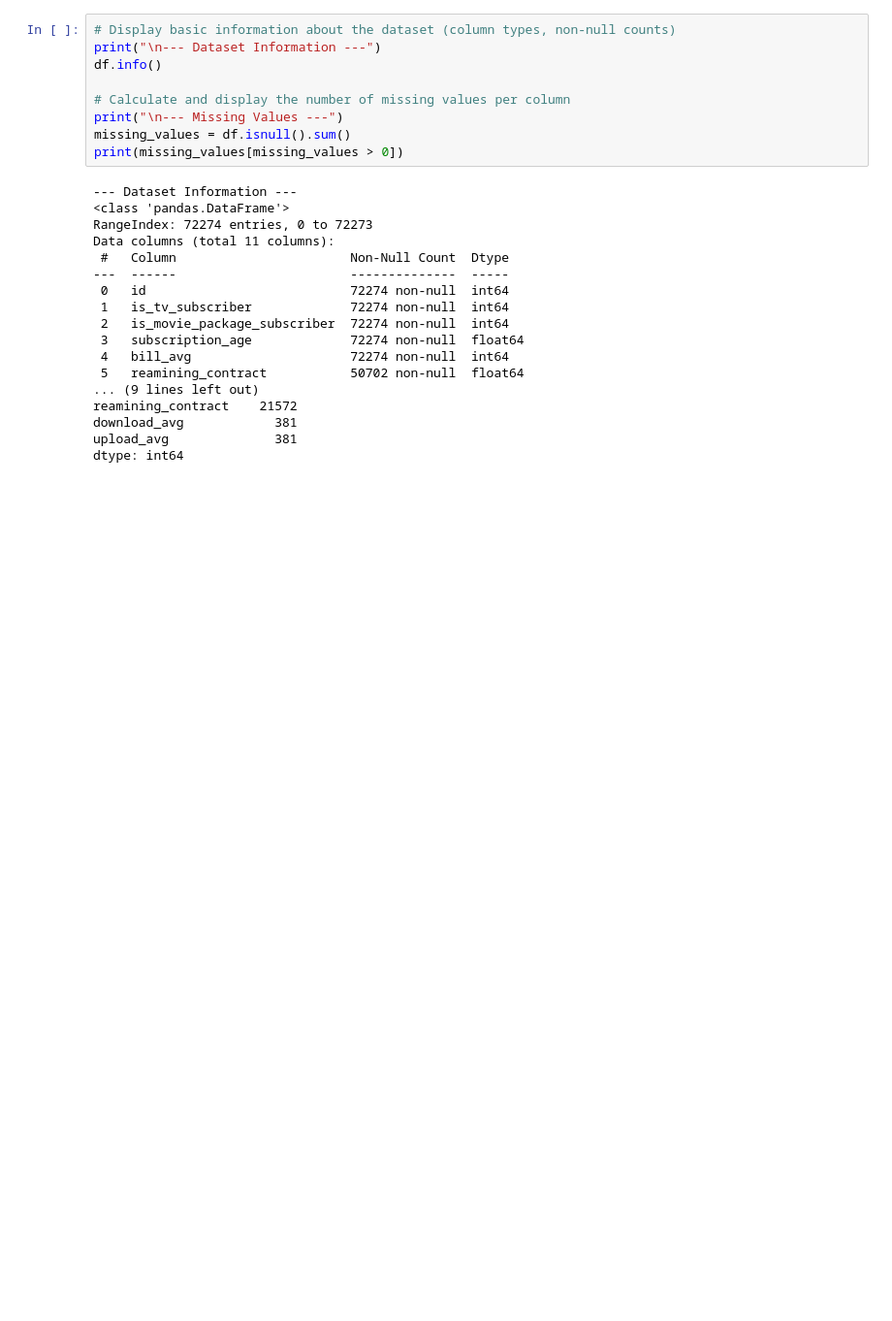
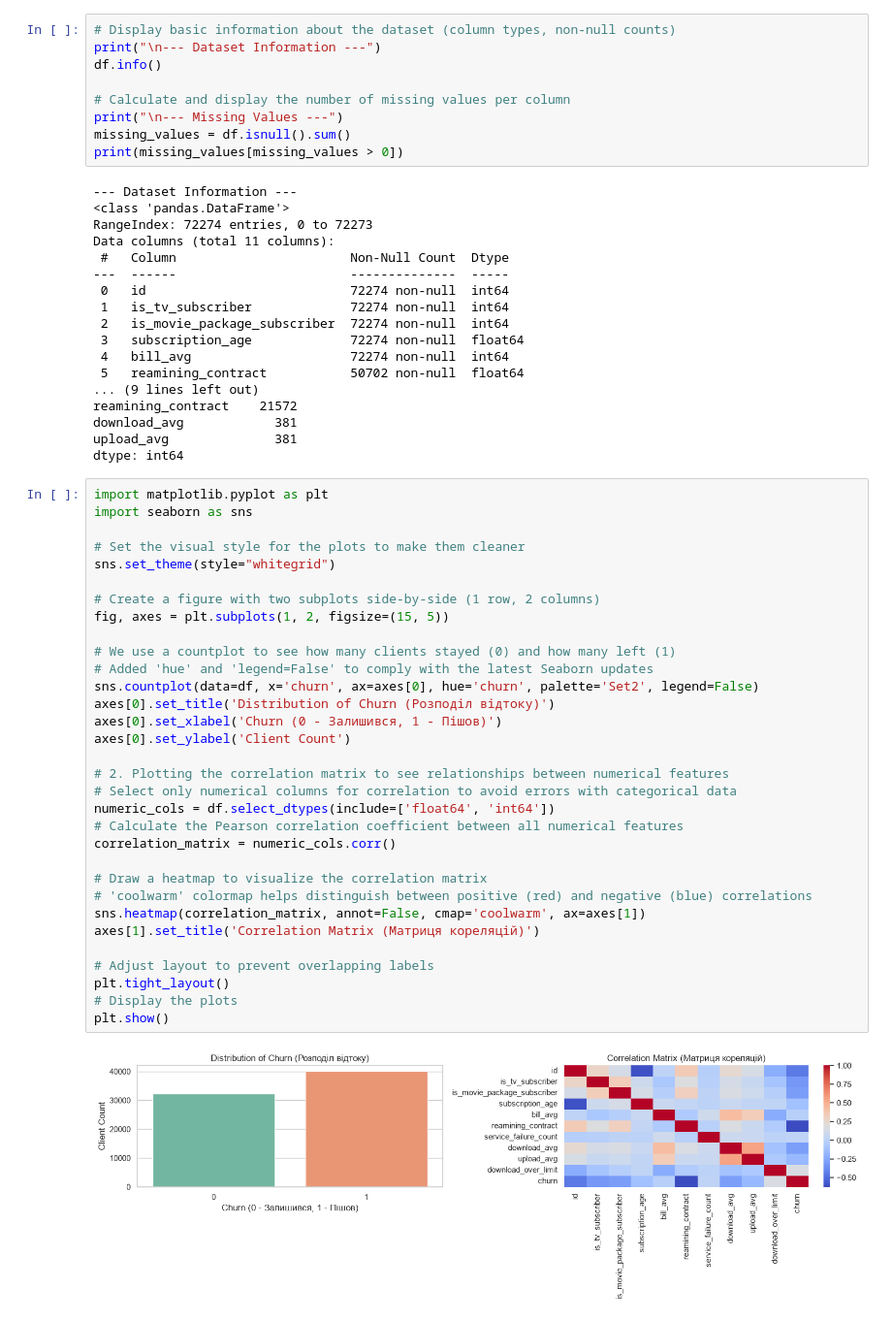
Before and after one commit to krasnytsiammisha04/telecom-churn-prediction, a Jupyter notebook: notebooks/1_eda.ipynb, the cells around one changed output. Shown at 97% size. Saved outputs shown, nothing was run; the diff lists cells and outputs as text; blank space fills up the shorter version.

```diff
--- a/notebooks/1_eda.ipynb
+++ b/notebooks/1_eda.ipynb
@@ -42,3 +42,37 @@ reamining_contract    21572
 download_avg            381
 upload_avg              381
 dtype: int64
+# %%
+import matplotlib.pyplot as plt
+import seaborn as sns
+
+# Set the visual style for the plots to make them cleaner
+sns.set_theme(style="whitegrid")
+
+# Create a figure with two subplots side-by-side (1 row, 2 columns)
+fig, axes = plt.subplots(1, 2, figsize=(15, 5))
+
+# We use a countplot to see how many clients stayed (0) and how many left (1)
+# Added 'hue' and 'legend=False' to comply with the latest Seaborn updates
+sns.countplot(data=df, x='churn', ax=axes[0], hue='churn', palette='Set2', legend=False)
+axes[0].set_title('Distribution of Churn (Розподіл відтоку)')
+axes[0].set_xlabel('Churn (0 - Залишився, 1 - Пішов)')
+axes[0].set_ylabel('Client Count')
+
+# 2. Plotting the correlation matrix to see relationships between numerical features
+# Select only numerical columns for correlation to avoid errors with categorical data
+numeric_cols = df.select_dtypes(include=['float64', 'int64'])
+# Calculate the Pearson correlation coefficient between all numerical features
+correlation_matrix = numeric_cols.corr()
+
+# Draw a heatmap to visualize the correlation matrix
+# 'coolwarm' colormap helps distinguish between positive (red) and negative (blue) correlations
+sns.heatmap(correlation_matrix, annot=False, cmap='coolwarm', ax=axes[1])
+axes[1].set_title('Correlation Matrix (Матриця кореляцій)')
+
+# Adjust layout to prevent overlapping labels
+plt.tight_layout()
+# Display the plots
+plt.show()
+# %% [output]
+[figure, added]
```
Also changed, not shown: parts of 6 cells of this notebook, 5 other files.
